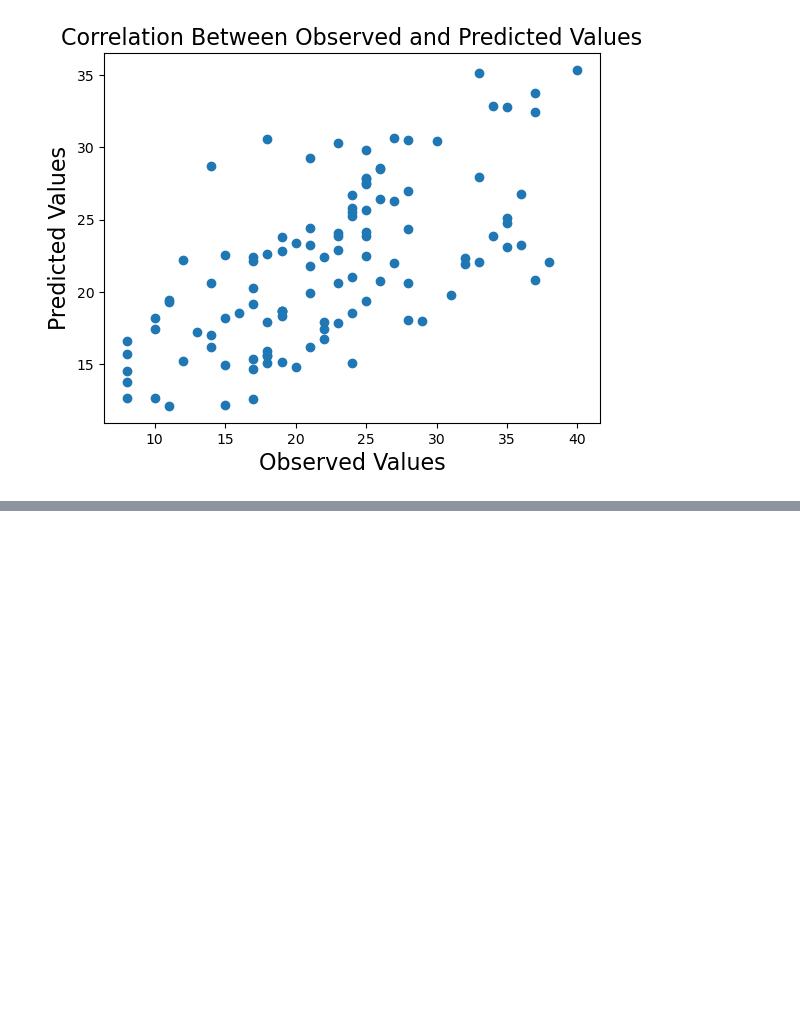
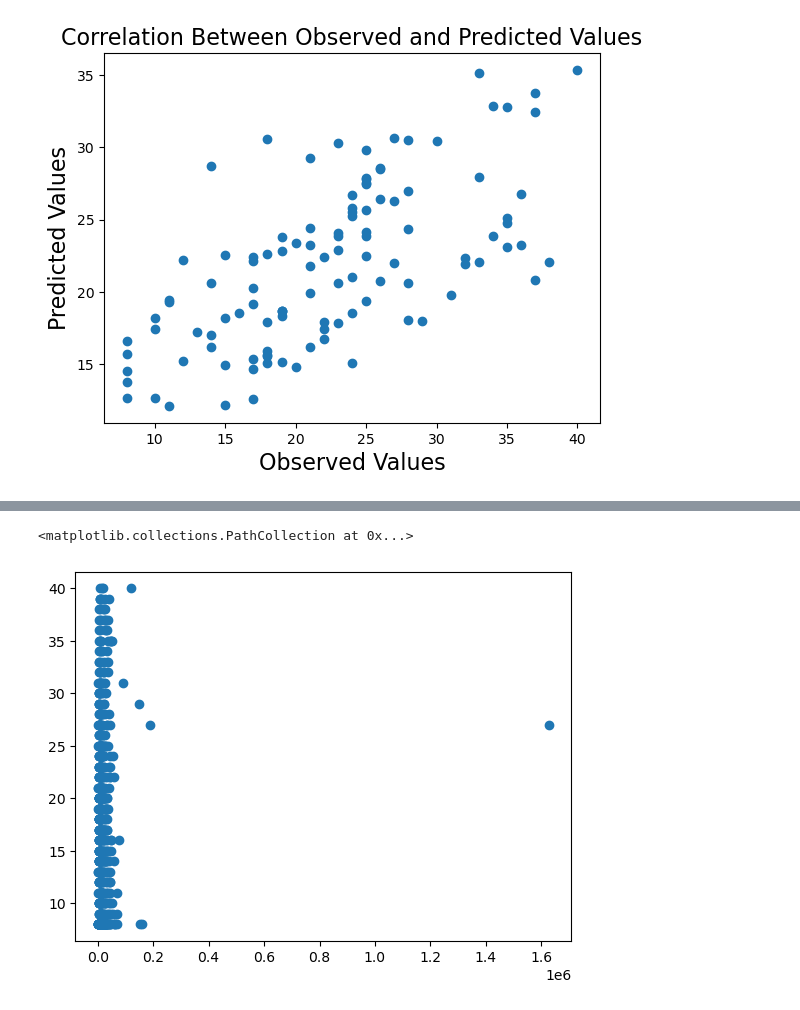
Before and after one commit to HNStaggs/Long-COVID, a Jupyter notebook: LongCOVID_Modeling.ipynb, the cells around one changed output, grey strips where cells are left out. Saved outputs shown, nothing was run; the diff lists cells and outputs as text; code cells hidden in the pictures; blank space fills up the shorter version.

```diff
--- a/LongCOVID_Modeling.ipynb
+++ b/LongCOVID_Modeling.ipynb
@@ -2829,0 +2914,5 @@ plt.savefig('ResidualCorrL1Reg.png')
+# %%
+plt.scatter(pcs_c['read_rt_sum'], pcs_c['promis_score'])
+# %% [output]
+<matplotlib.collections.PathCollection at 0x...>
+[figure, added]
```
Also changed, not shown: parts of 22 cells of this notebook, 2 other files.
